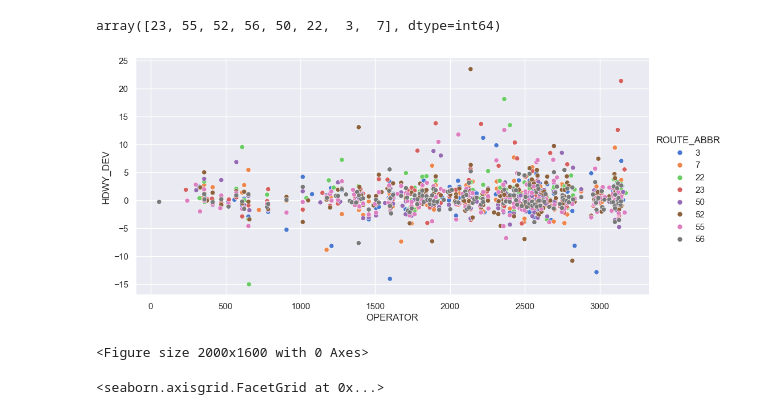
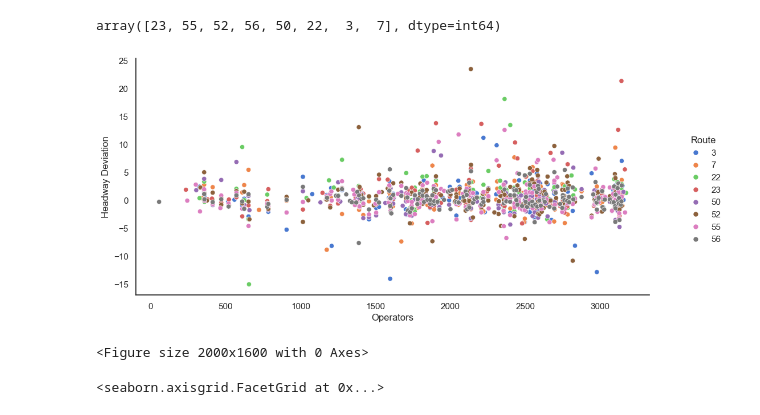
Before and after one commit to NSS-Data-Analytics-Cohort-12/wego-python-da12-javascript-express, a Jupyter notebook: notebooks/wego_project.ipynb, the cells around one changed output. Drawn from its saved outputs; the diff is of its cells as text; code cells hidden in the pictures.

```diff
--- a/notebooks/wego_project.ipynb
+++ b/notebooks/wego_project.ipynb
@@ -361,18 +305,24 @@ hdwydf['ROUTE_ABBR'].unique()
 # %% [output]
 array([23, 55, 52, 56, 50, 22,  3,  7], dtype=int64)
 # %%
+#this plot shows operators (minus two outliers) and their average performance for Headway Deviation by route. Some operators drive on multiple routes.
 
+sns.set_style(style='white', rc=None)
 fig1 = sns.relplot(
     data=op_dev2, x="OPERATOR", y="HDWY_DEV", hue="ROUTE_ABBR", #change data to op_dev to include outliers
     legend = ['3', '7', '22', '23', '50', '52', '55', '56'],
     palette = 'muted',
     aspect = 2,
     height = 5,
-)
+);
+fig1.set_titles("")
+fig1.set_ylabels('Headway Deviation')
+fig1.set_xlabels('Operators')
+fig1._legend.set_title('Route')
 plt.figure(figsize=(20, 16))
 plt.show()
-#fig1.savefig("operatorhdwy_-outliers.png")
+fig1.savefig("operatorhdwy_-outliers.png")
 # %% [output]
-[figure, old version]
+[figure, new version]
 <Figure size 2000x1600 with 0 Axes>
 # %%
```
Also changed, not shown: parts of 19 cells of this notebook.
